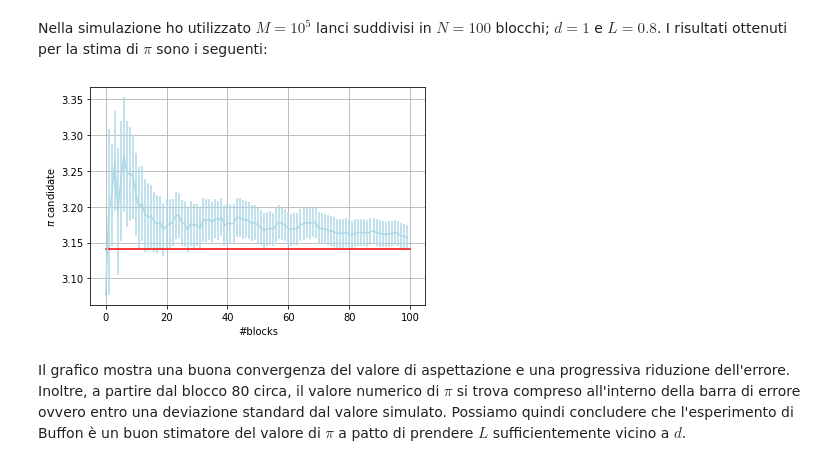
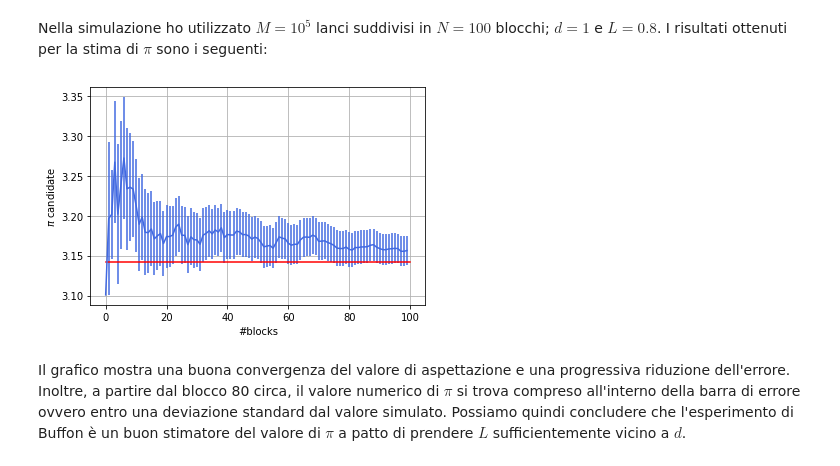
Before and after one commit to andreasala98/LSN_AndreaSala, a Jupyter notebook: Ex01_AS/LSN_01_AS.ipynb, the cells around one changed output. Drawn from its saved outputs; the diff is of its cells as text; code cells hidden in the pictures.

```diff
--- a/Ex01_AS/LSN_01_AS.ipynb
+++ b/Ex01_AS/LSN_01_AS.ipynb
@@ -287,17 +287,17 @@ Nella simulazione ho utilizzato $M=10^5$ lanci suddivisi in $N=100$ blocchi; $d=
 # %%
 M = 100000
 N = 100
 N_thr = int(M/N)
 x = np.arange(N)
 
-pi, err_pi = np.loadtxt("1.3_AS/pi.out",usecols=(0,1), delimiter=',', unpack=True)
-plt.errorbar (x, pi, xerr=None, yerr=err_pi, color='lightblue')
+pi, err_pi = np.loadtxt("1.3/pi.out",usecols=(0,1), delimiter=',', unpack=True)
+plt.errorbar (x, pi, xerr=None, yerr=err_pi, color='royalblue')
 plt.plot([0,100],[3.1415926535,3.1415926535],color='red')
 plt.xlabel('#blocks')
 plt.ylabel('$\pi$ candidate')
 plt.grid(True)
 plt.show()
 # %% [output]
-[figure, old version]
+[figure, new version]
 # %% [markdown]
 Il grafico mostra una buona convergenza del valore di aspettazione e una progressiva riduzione dell'errore. Inoltre, a partire dal blocco 80 circa, il valore numerico di $\pi$ si trova compreso all'interno della barra di errore ovvero entro una deviazione standard dal valore simulato. Possiamo quindi concludere che l'esperimento di Buffon è un buon stimatore del valore di $\pi$ a patto di prendere $L$ sufficientemente vicino a $d$.
```
Also changed, not shown: parts of 7 cells of this notebook, 17 other files.
